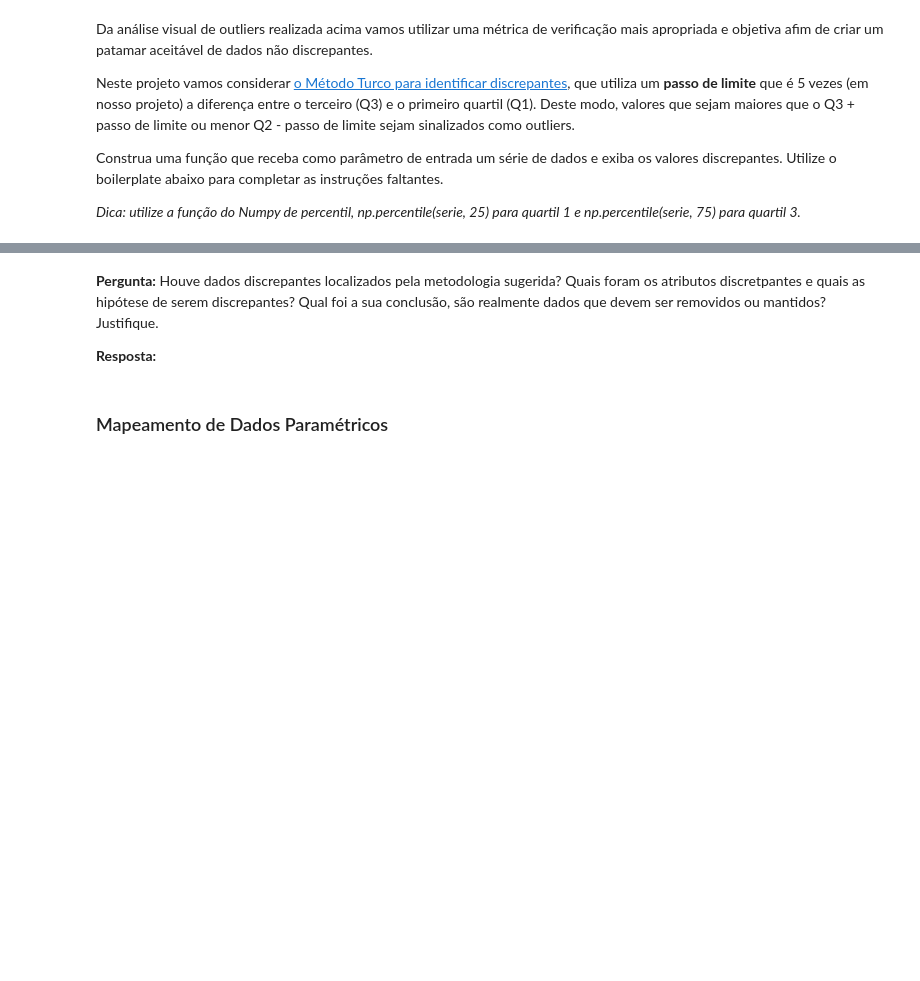
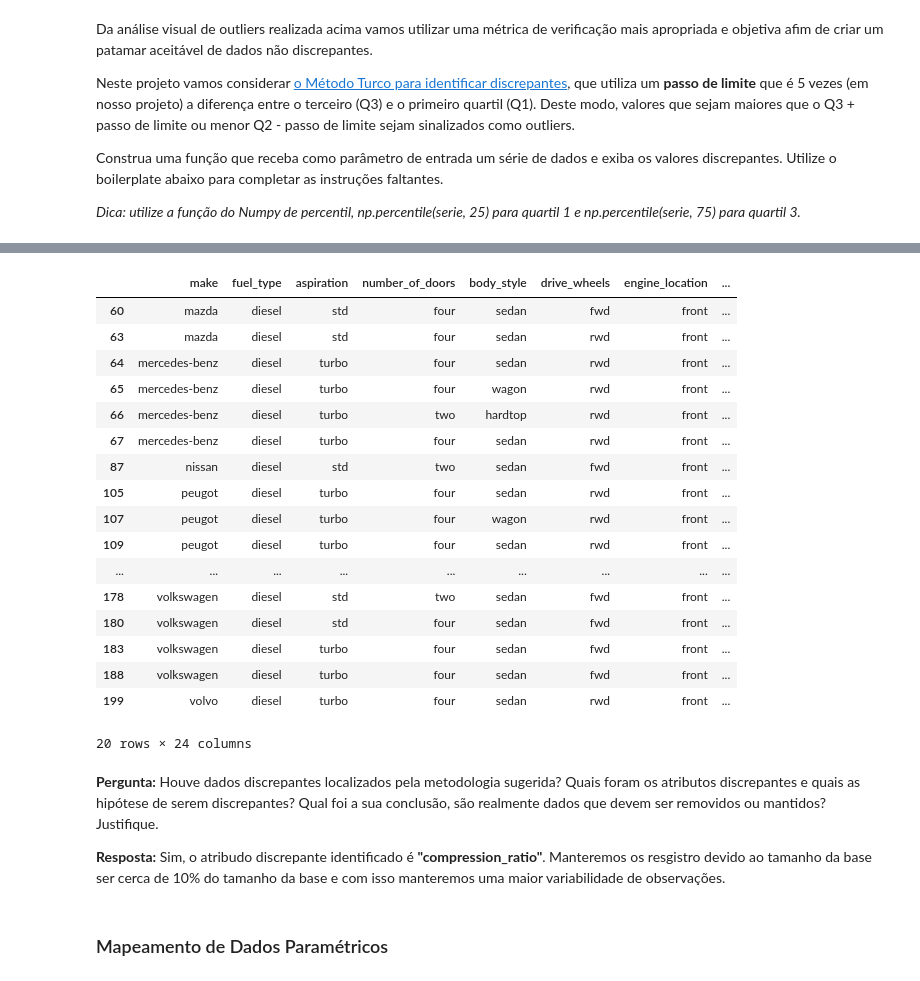
Before and after one commit to augustocrf/fiap_entrega_final_-prog-ia-python-capstone, a Jupyter notebook: projeto-final/automobile-price-prediction.ipynb, the cells around one changed output, grey strips where cells are left out. Saved outputs shown, nothing was run; the diff lists cells and outputs as text; code cells hidden in the pictures; blank space fills up the shorter version.

Commit message:
Tratamento/Resposta do Outliers, Implementação do algoritmo otimizado e teste com exemplos

```diff
--- a/projeto-final/automobile-price-prediction.ipynb
+++ b/projeto-final/automobile-price-prediction.ipynb
@@ -450,0 +470,4 @@ def identificacao_outlier(df, column_name):
+# %%
+column_name = "compression_ratio"
+outlier_upper = 13.4
+df_automobile[df_automobile[column_name] < outlier_upper][column_name].describe()
@@ -451,7 +496,28 @@ def identificacao_outlier(df, column_name):
+# %%
+df_automobile[df_automobile[column_name] > outlier_upper]
+# %% [output]
+|  | make | fuel_type | aspiration | number_of_doors | body_style | drive_wheels | engine_location | ... |
+| 60 | mazda | diesel | std | four | sedan | fwd | front | ... |
+| 63 | mazda | diesel | std | four | sedan | rwd | front | ... |
+| 64 | mercedes-benz | diesel | turbo | four | sedan | rwd | front | ... |
+| 65 | mercedes-benz | diesel | turbo | four | wagon | rwd | front | ... |
+| 66 | mercedes-benz | diesel | turbo | two | hardtop | rwd | front | ... |
+| 67 | mercedes-benz | diesel | turbo | four | sedan | rwd | front | ... |
+| 87 | nissan | diesel | std | two | sedan | fwd | front | ... |
+| 105 | peugot | diesel | turbo | four | sedan | rwd | front | ... |
+| 107 | peugot | diesel | turbo | four | wagon | rwd | front | ... |
+| 109 | peugot | diesel | turbo | four | sedan | rwd | front | ... |
+| ... | ... | ... | ... | ... | ... | ... | ... | ... |
+| 178 | volkswagen | diesel | std | two | sedan | fwd | front | ... |
+| 180 | volkswagen | diesel | std | four | sedan | fwd | front | ... |
+| 183 | volkswagen | diesel | turbo | four | sedan | fwd | front | ... |
+| 188 | volkswagen | diesel | turbo | four | sedan | fwd | front | ... |
+| 199 | volvo | diesel | turbo | four | sedan | rwd | front | ... |
+20 rows × 24 columns
 # %% [markdown]
-**Pergunta:** Houve dados discrepantes localizados pela metodologia sugerida? Quais foram os atributos discretpantes e quais as hipótese de serem discrepantes? Qual foi a sua conclusão, são realmente dados que devem ser removidos ou mantidos? Justifique.
+**Pergunta:** Houve dados discrepantes localizados pela metodologia sugerida? Quais foram os atributos discrepantes e quais as hipótese de serem discrepantes? Qual foi a sua conclusão, são realmente dados que devem ser removidos ou mantidos? Justifique.
 
-**Resposta:**
+**Resposta:** Sim, o atribudo discrepante identificado é **"compression_ratio"**. Manteremos os resgistro devido ao tamanho da base ser cerca de 10% do tamanho da base e com isso manteremos uma maior variabilidade de observações.
 # %% [markdown]
 ### Mapeamento de Dados Paramétricos
 # %% [markdown]
```
Also changed, not shown: parts of 43 cells of this notebook.
